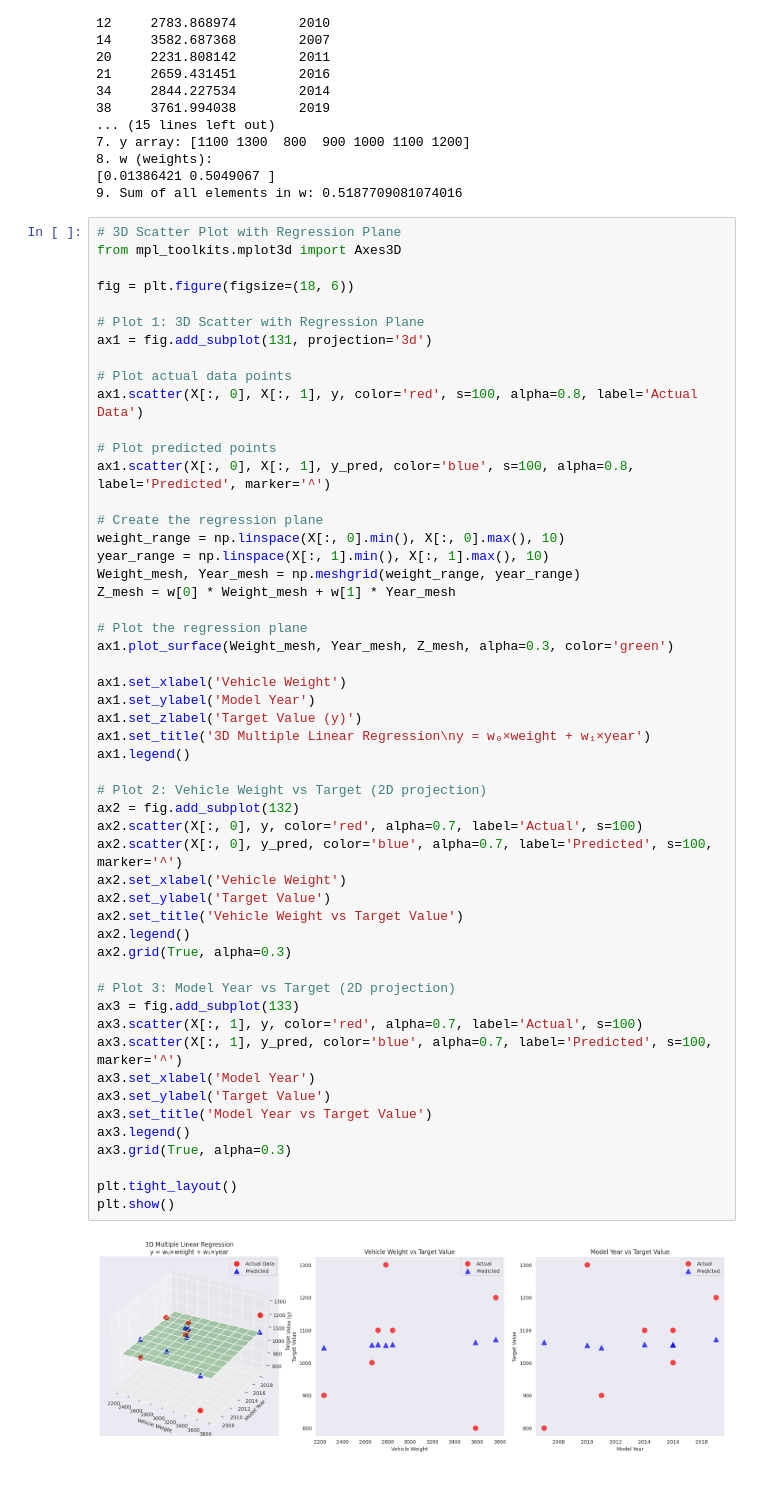
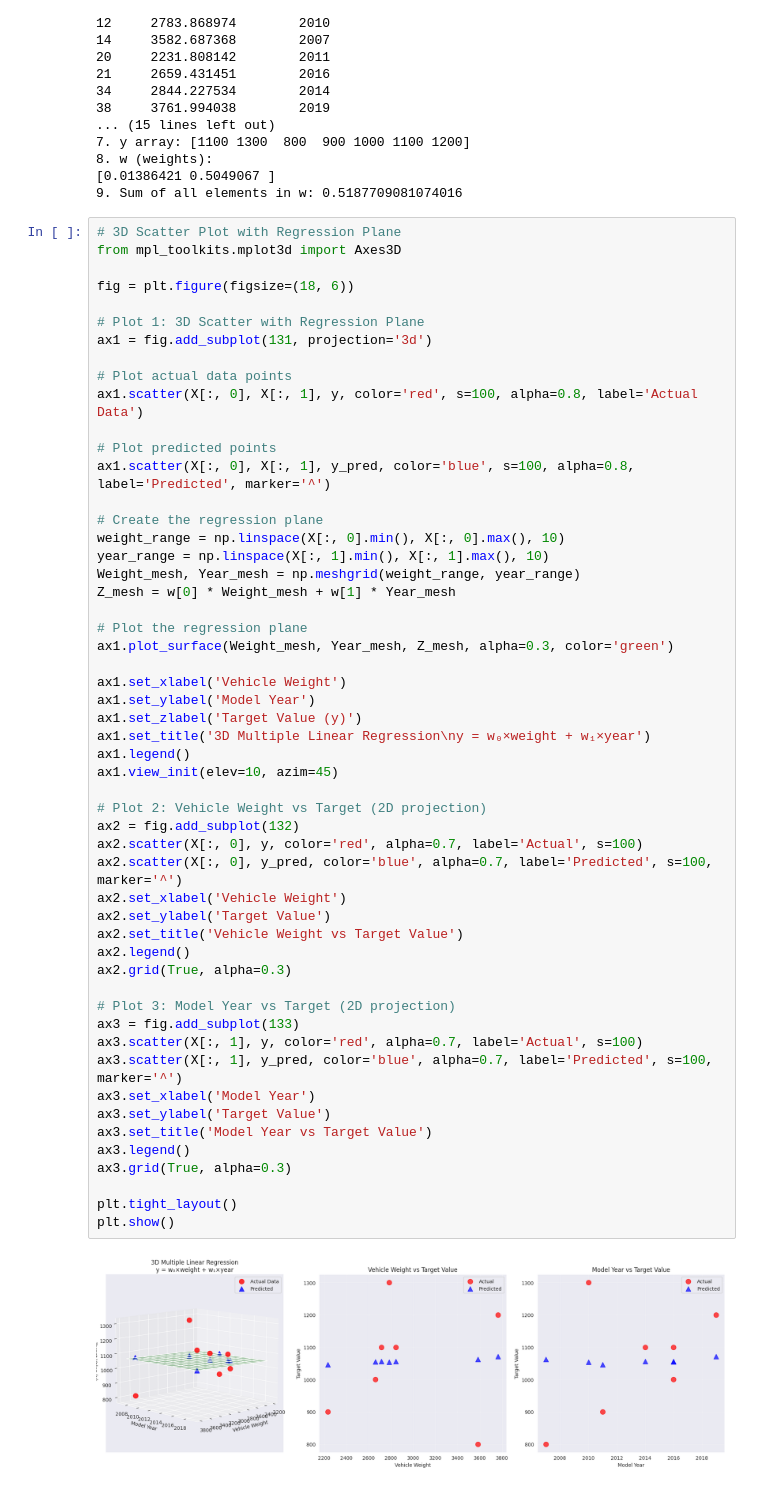
Before and after one commit to Nuopel/machine-learning-zoomcamp-nuopel, a Jupyter notebook: 01-intro/homework_01_answer.ipynb, the cells around one changed output. Saved outputs shown, nothing was run; the diff lists cells and outputs as text.

Commit message:
update proper scatter + plane plot

```diff
--- a/01-intro/homework_01_answer.ipynb
+++ b/01-intro/homework_01_answer.ipynb
@@ -304,31 +304,32 @@ ax1.plot_surface(Weight_mesh, Year_mesh, Z_mesh, alpha=0.3, color='green')
 
 ax1.set_xlabel('Vehicle Weight')
 ax1.set_ylabel('Model Year')
 ax1.set_zlabel('Target Value (y)')
 ax1.set_title('3D Multiple Linear Regression\ny = w₀×weight + w₁×year')
 ax1.legend()
+ax1.view_init(elev=10, azim=45)
 
 # Plot 2: Vehicle Weight vs Target (2D projection)
 ax2 = fig.add_subplot(132)
 ax2.scatter(X[:, 0], y, color='red', alpha=0.7, label='Actual', s=100)
 ax2.scatter(X[:, 0], y_pred, color='blue', alpha=0.7, label='Predicted', s=100, marker='^')
 ax2.set_xlabel('Vehicle Weight')
 ax2.set_ylabel('Target Value')
 ax2.set_title('Vehicle Weight vs Target Value')
 ax2.legend()
 ax2.grid(True, alpha=0.3)
 
 # Plot 3: Model Year vs Target (2D projection)
 ax3 = fig.add_subplot(133)
 ax3.scatter(X[:, 1], y, color='red', alpha=0.7, label='Actual', s=100)
 ax3.scatter(X[:, 1], y_pred, color='blue', alpha=0.7, label='Predicted', s=100, marker='^')
 ax3.set_xlabel('Model Year')
 ax3.set_ylabel('Target Value')
 ax3.set_title('Model Year vs Target Value')
 ax3.legend()
 ax3.grid(True, alpha=0.3)
 
 plt.tight_layout()
 plt.show()
 # %% [output]
-[figure, old version]
+[figure, new version]
```
Also changed, not shown: parts of 1 cell of this notebook.
